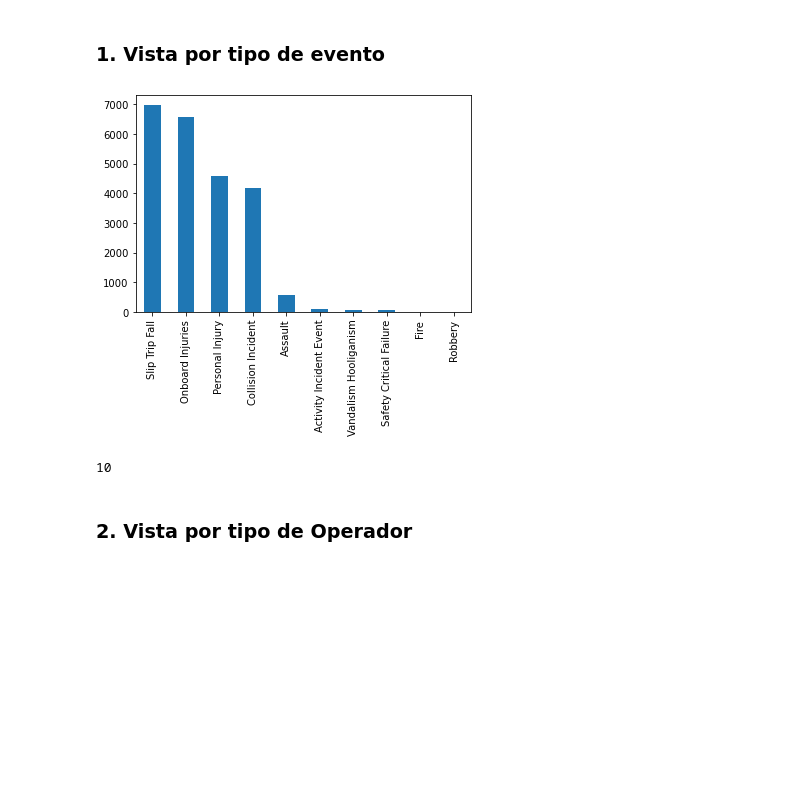
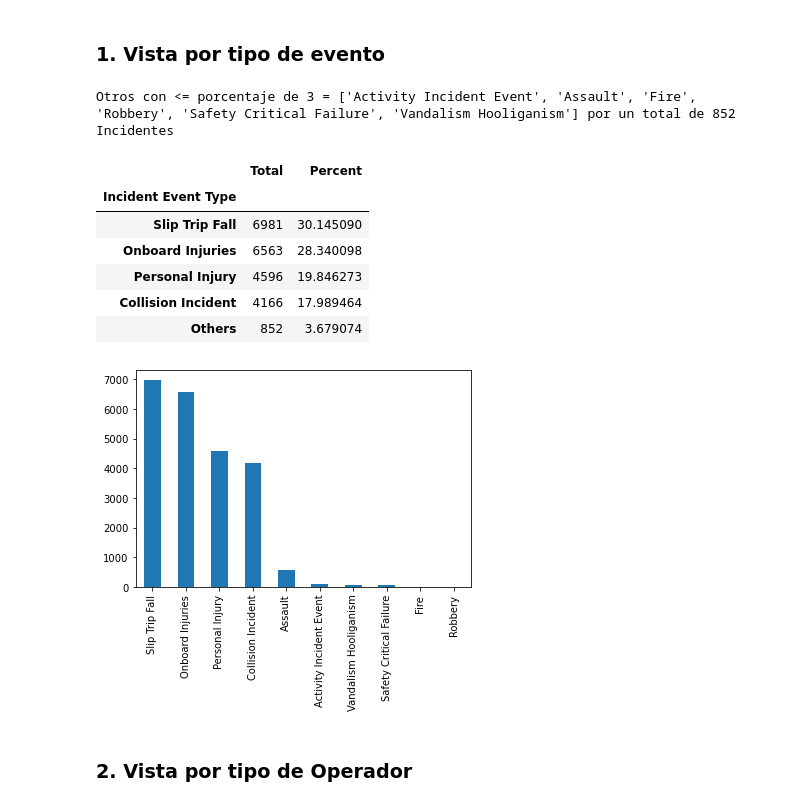
Before and after one commit to juniorpeves/Notebook-Visualization, a Jupyter notebook: ProyectoFinal-BI.ipynb, the cells around one changed output. Cells and saved outputs as stored; diff of their text form; code cells hidden in the pictures; blank space fills up the shorter version.

```diff
--- a/ProyectoFinal-BI.ipynb
+++ b/ProyectoFinal-BI.ipynb
@@ -9,11 +43,17 @@ df = pd.read_csv('Proyecto-final.csv')
 ### 1. Vista por tipo de evento
 # %%
 df['Incident Event Type'].value_counts(ascending=False).plot(kind='bar')
-plt.show()
-len(df['Incident Event Type'].value_counts(ascending=False))
+PercentForColumn(df, 'Incident Event Type',3)
 # %% [output]
+Otros con <= porcentaje de 3 = ['Activity Incident Event', 'Assault', 'Fire', 'Robbery', 'Safety Critical Failure', 'Vandalism Hooliganism'] por un total de 852 Incidentes
+|  | Total | Percent |
+| Incident Event Type |  |  |
+| Slip Trip Fall | 6981 | 30.145090 |
+| Onboard Injuries | 6563 | 28.340098 |
+| Personal Injury | 4596 | 19.846273 |
+| Collision Incident | 4166 | 17.989464 |
+| Others | 852 | 3.679074 |
 [figure]
-10
 # %% [markdown]
 ### 2. Vista por tipo de Operador
 # %%
```
Also changed, not shown: parts of 10 cells of this notebook, 1 other file.
